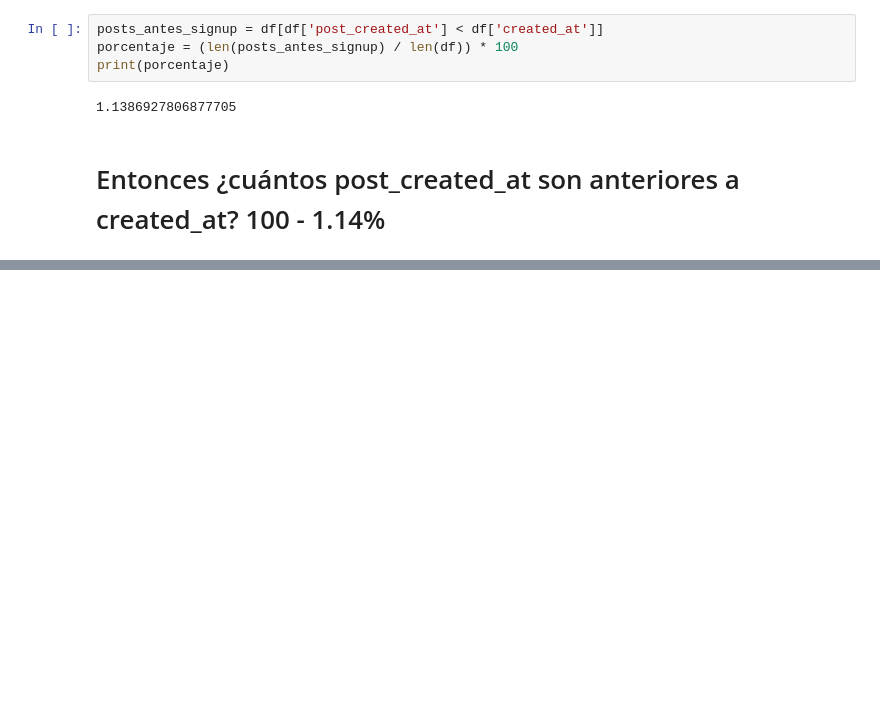
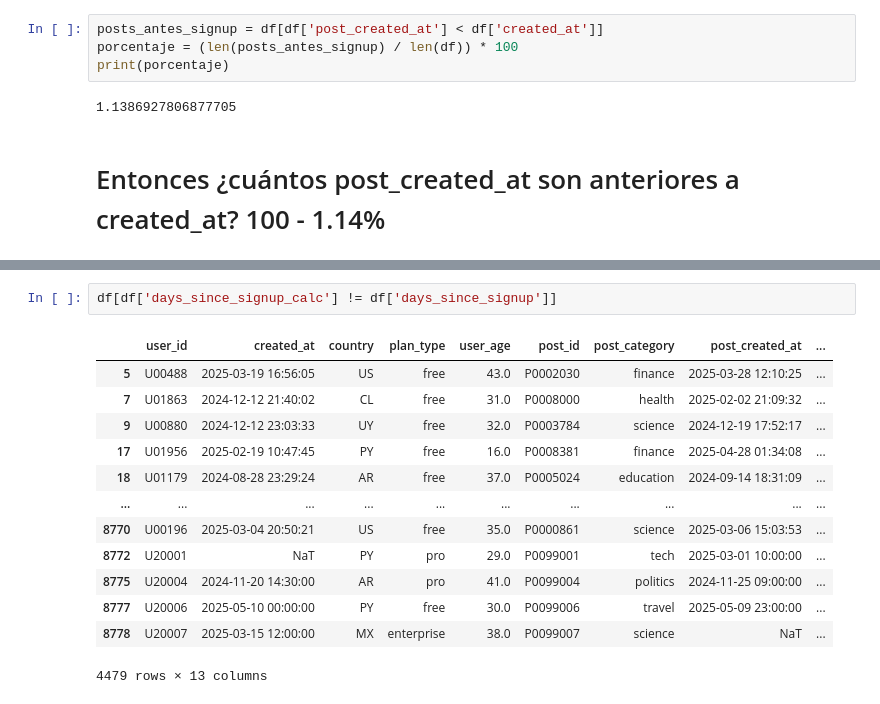
Before and after one commit to CarlosScura/IceAnalytics, a Jupyter notebook: iceanalytics_pipeline.ipynb, the cells around one changed output, grey strips where cells are left out. Cells and saved outputs as stored; diff of their text form; blank space fills up the shorter version.

```diff
--- a/iceanalytics_pipeline.ipynb
+++ b/iceanalytics_pipeline.ipynb
@@ -158,0 +288,16 @@ print(porcentaje)
+# %%
+df[df['days_since_signup_calc'] != df['days_since_signup']]
+# %% [output]
+|  | user_id | created_at | country | plan_type | user_age | post_id | post_category | post_created_at | ... |
+| 5 | U00488 | 2025-03-19 16:56:05 | US | free | 43.0 | P0002030 | finance | 2025-03-28 12:10:25 | ... |
+| 7 | U01863 | 2024-12-12 21:40:02 | CL | free | 31.0 | P0008000 | health | 2025-02-02 21:09:32 | ... |
+| 9 | U00880 | 2024-12-12 23:03:33 | UY | free | 32.0 | P0003784 | science | 2024-12-19 17:52:17 | ... |
+| 17 | U01956 | 2025-02-19 10:47:45 | PY | free | 16.0 | P0008381 | finance | 2025-04-28 01:34:08 | ... |
+| 18 | U01179 | 2024-08-28 23:29:24 | AR | free | 37.0 | P0005024 | education | 2024-09-14 18:31:09 | ... |
+| ... | ... | ... | ... | ... | ... | ... | ... | ... | ... |
+| 8770 | U00196 | 2025-03-04 20:50:21 | US | free | 35.0 | P0000861 | science | 2025-03-06 15:03:53 | ... |
+| 8772 | U20001 | NaT | PY | pro | 29.0 | P0099001 | tech | 2025-03-01 10:00:00 | ... |
+| 8775 | U20004 | 2024-11-20 14:30:00 | AR | pro | 41.0 | P0099004 | politics | 2024-11-25 09:00:00 | ... |
+| 8777 | U20006 | 2025-05-10 00:00:00 | PY | free | 30.0 | P0099006 | travel | 2025-05-09 23:00:00 | ... |
+| 8778 | U20007 | 2025-03-15 12:00:00 | MX | enterprise | 38.0 | P0099007 | science | NaT | ... |
+4479 rows × 13 columns
```
Also changed, not shown: parts of 12 cells of this notebook, 1 other file.
